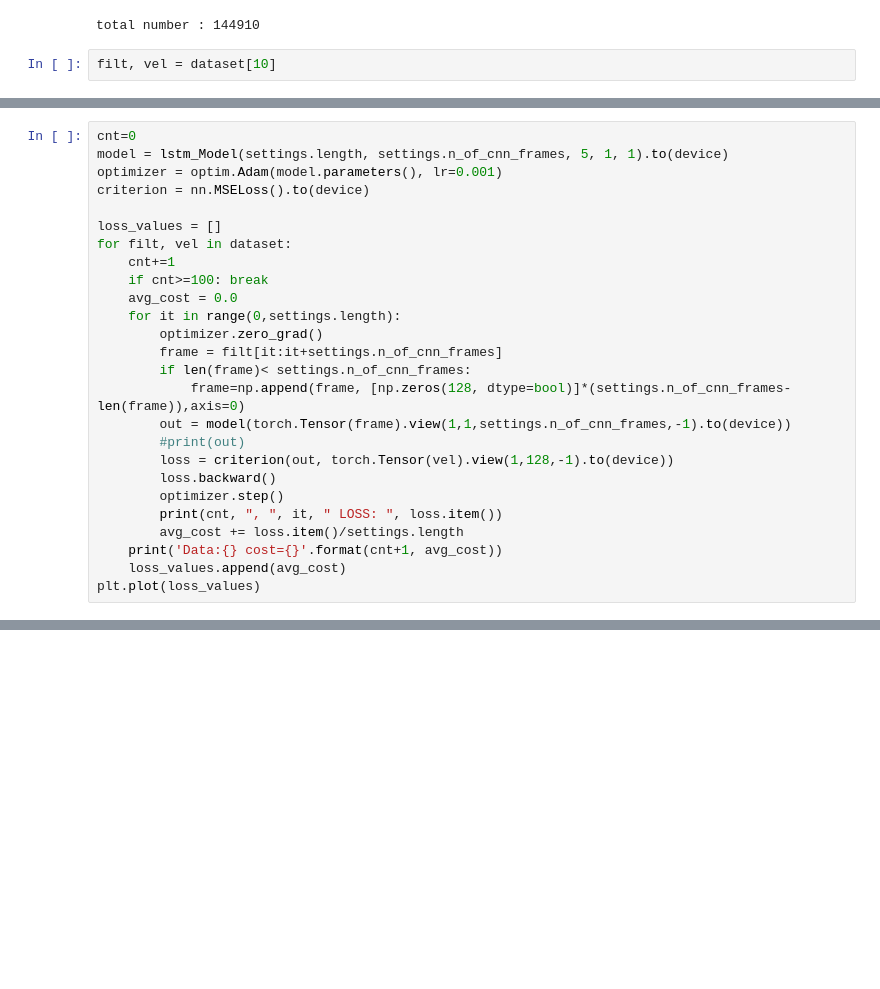
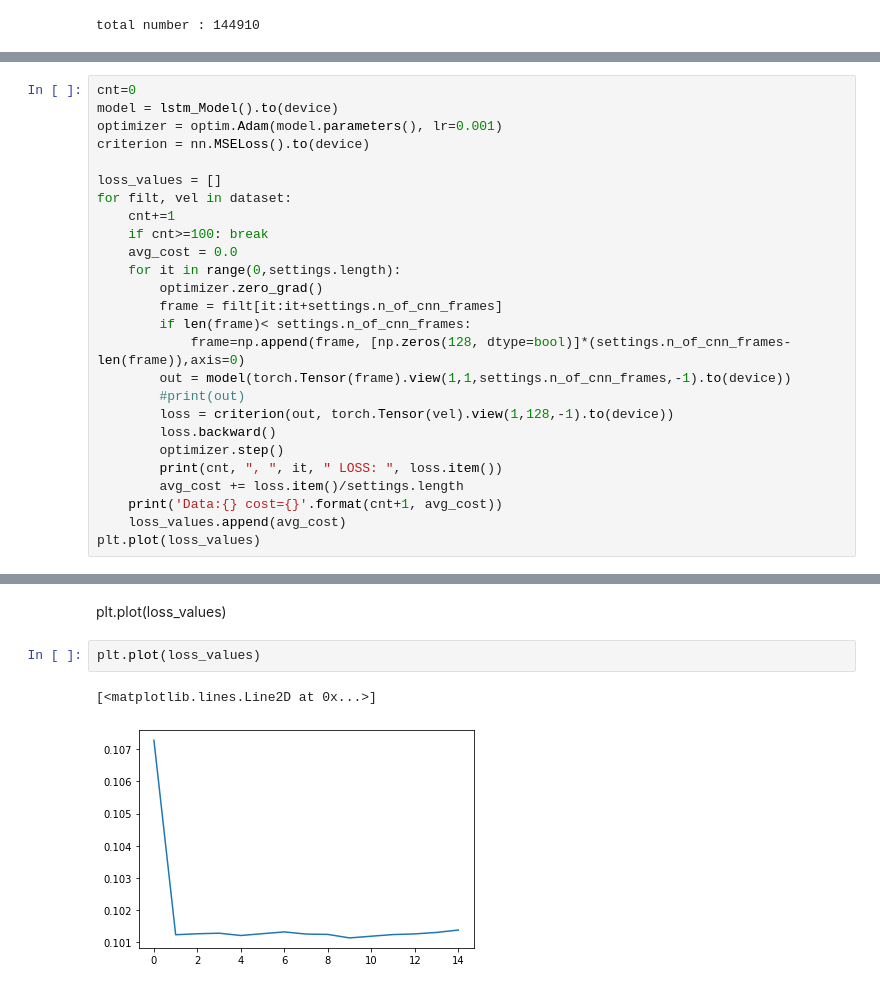
Before and after one commit to HYUristic/DynaMotion, a Jupyter notebook: model_dev/LSTM.ipynb, the cells around one changed output, grey strips where cells are left out. Saved outputs shown, nothing was run; the diff lists cells and outputs as text; blank space fills up the shorter version.

Commit message:
fix: fix the model

```diff
--- a/model_dev/LSTM.ipynb
+++ b/model_dev/LSTM.ipynb
@@ -26,5 +26,3 @@ dataset = MaestroDataset("train", settings=settings)
 print('total number : {}'.format(len(dataset)))
 # %% [output]
 total number : 144910
-# %%
-filt, vel = dataset[10]
@@ -79,6 +77,6 @@ class lstm_Model(nn.Module):
 # %%
 cnt=0
-model = lstm_Model(settings.length, settings.n_of_cnn_frames, 5, 1, 1).to(device)
+model = lstm_Model().to(device)
 optimizer = optim.Adam(model.parameters(), lr=0.001)
 criterion = nn.MSELoss().to(device)
 
@@ -124,0 +121,7 @@ plt.plot(loss_values)
+# %% [markdown]
+plt.plot(loss_values)
+# %%
+plt.plot(loss_values)
+# %% [output]
+[<matplotlib.lines.Line2D at 0x...>]
+[figure, added]
```
Also changed, not shown: parts of 5 cells of this notebook, 1 other file.
